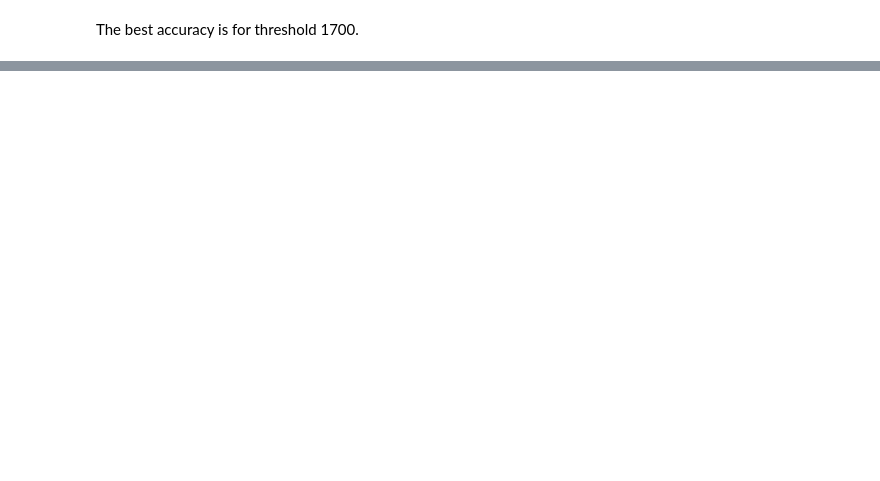
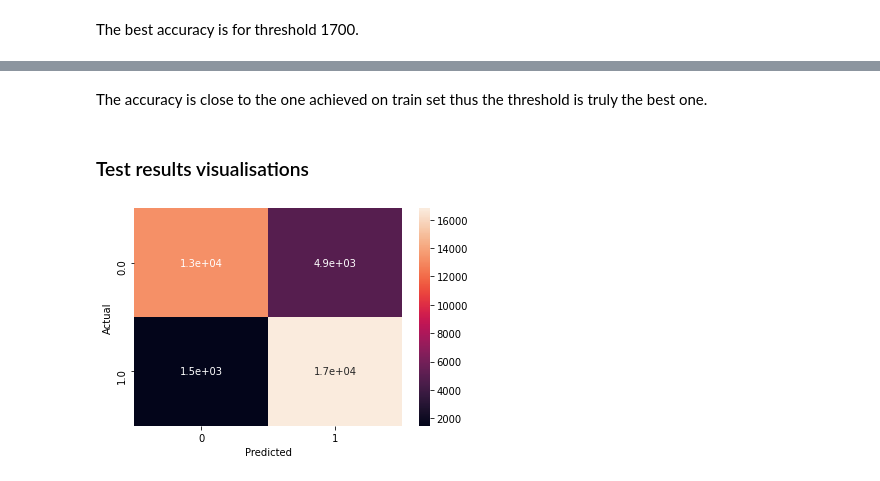
Before and after one commit to JuliaZur/MotionBlurDetection, a Jupyter notebook: laplacian_results.ipynb, the cells around one changed output, grey strips where cells are left out. Drawn from its saved outputs; the diff is of its cells as text; code cells hidden in the pictures; blank space fills up the shorter version.

```diff
--- a/laplacian_results.ipynb
+++ b/laplacian_results.ipynb
@@ -39,0 +55,6 @@ plt.show()
+# %%
+best_laplacian = MotionBlurDetectionLaplacian(threshold=1700., images_regions=regions_test)
+test_predictions = best_laplacian.predict()
+# %%
+test_predicted_labels = [pred for pred, fm in test_predictions]
+test_fms = [fm for pred, fm in test_predictions]
@@ -39,0 +69,8 @@ plt.show()
+# %% [markdown]
+The accuracy is close to the one achieved on train set thus the threshold is truly the best one.
+# %% [markdown]
+### Test results visualisations
+# %%
+confusion_matrix(test_ground_truth_labels, test_predicted_labels)
+# %% [output]
+[figure, added]
```
Also changed, not shown: parts of 20 cells of this notebook, 1 other file.
